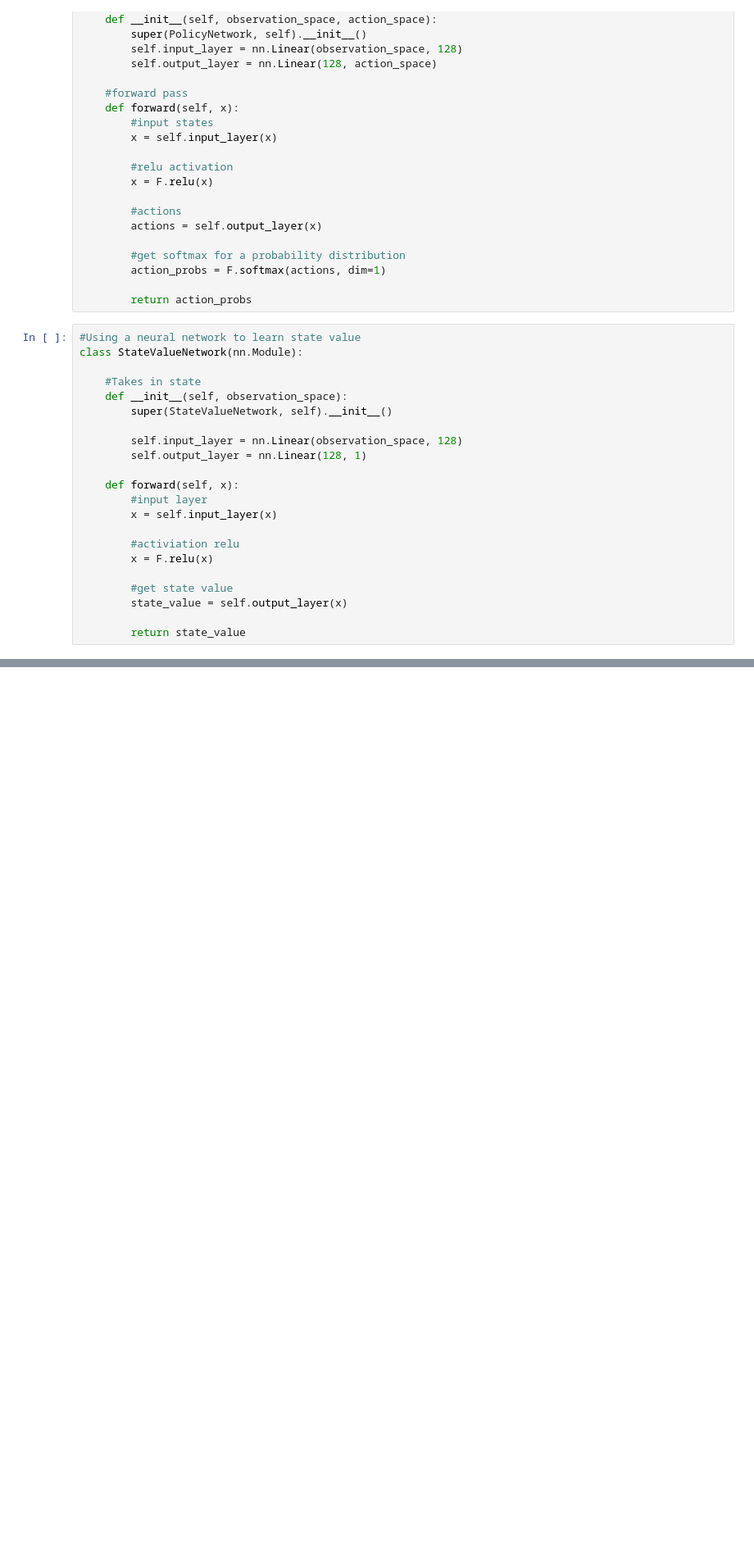
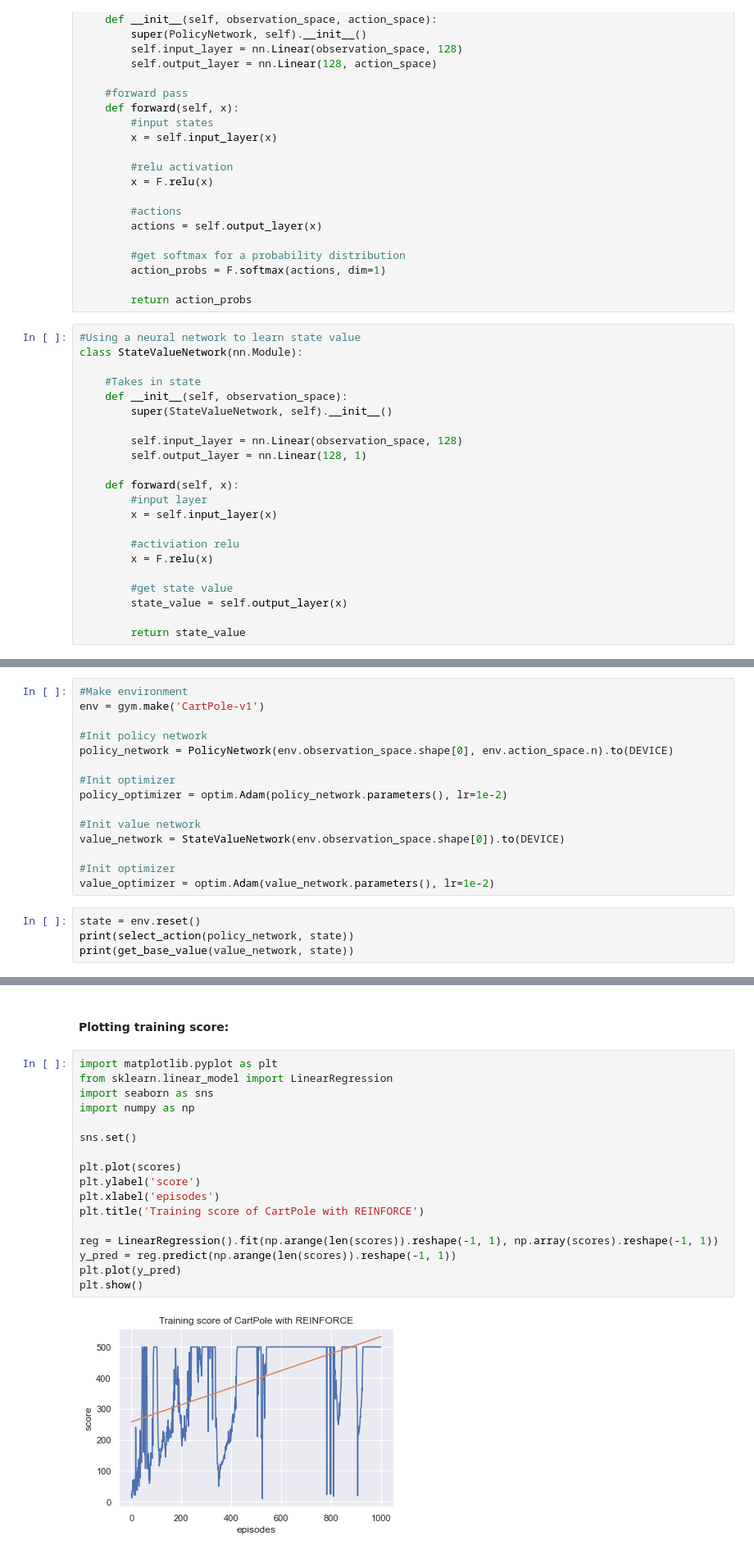
Before and after one commit to jemolano1498/OPPOSD_algorithm, a Jupyter notebook: RL_notebooks/REINFORCE-baseline.ipynb, the cells around one changed output, grey strips where cells are left out. Shown: that part at 82% size. Drawn from its saved outputs; the diff is of its cells as text; blank space fills up the shorter version.

```diff
--- a/RL_notebooks/REINFORCE-baseline.ipynb
+++ b/RL_notebooks/REINFORCE-baseline.ipynb
@@ -73,0 +118,19 @@ class StateValueNetwork(nn.Module):
+# %%
+#Make environment
+env = gym.make('CartPole-v1')
+
+#Init policy network
+policy_network = PolicyNetwork(env.observation_space.shape[0], env.action_space.n).to(DEVICE)
+
+#Init optimizer
+policy_optimizer = optim.Adam(policy_network.parameters(), lr=1e-2)
+
+#Init value network
+value_network = StateValueNetwork(env.observation_space.shape[0]).to(DEVICE)
+
+#Init optimizer
+value_optimizer = optim.Adam(value_network.parameters(), lr=1e-2)
+# %%
+state = env.reset()
+print(select_action(policy_network, state))
+print(get_base_value(value_network, state))
@@ -73,0 +234,21 @@ class StateValueNetwork(nn.Module):
+# %% [markdown]
+#### Plotting training score:
+# %%
+import matplotlib.pyplot as plt
+from sklearn.linear_model import LinearRegression
+import seaborn as sns
+import numpy as np
+
+sns.set()
+
+plt.plot(scores)
+plt.ylabel('score')
+plt.xlabel('episodes')
+plt.title('Training score of CartPole with REINFORCE')
+
+reg = LinearRegression().fit(np.arange(len(scores)).reshape(-1, 1), np.array(scores).reshape(-1, 1))
+y_pred = reg.predict(np.arange(len(scores)).reshape(-1, 1))
+plt.plot(y_pred)
+plt.show()
+# %% [output]
+[figure, added]
```
Also changed, not shown: parts of 6 cells of this notebook, 1 other file.
